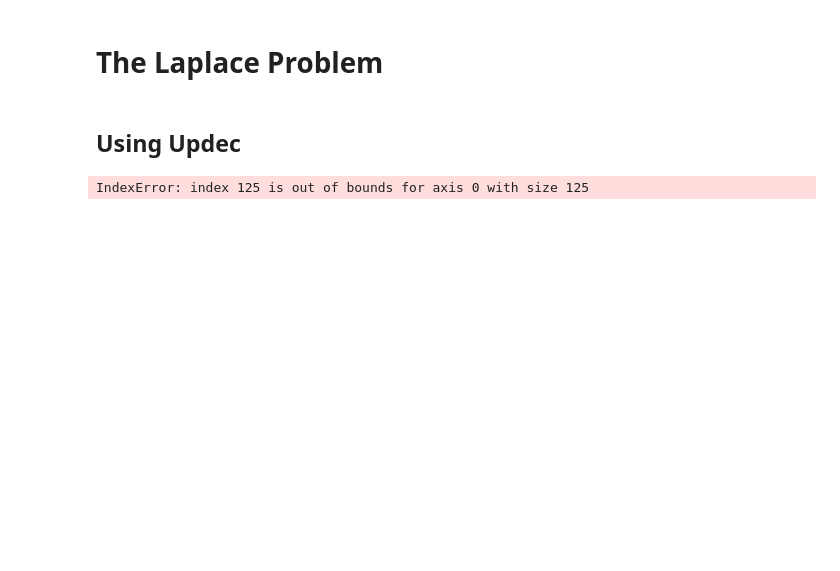
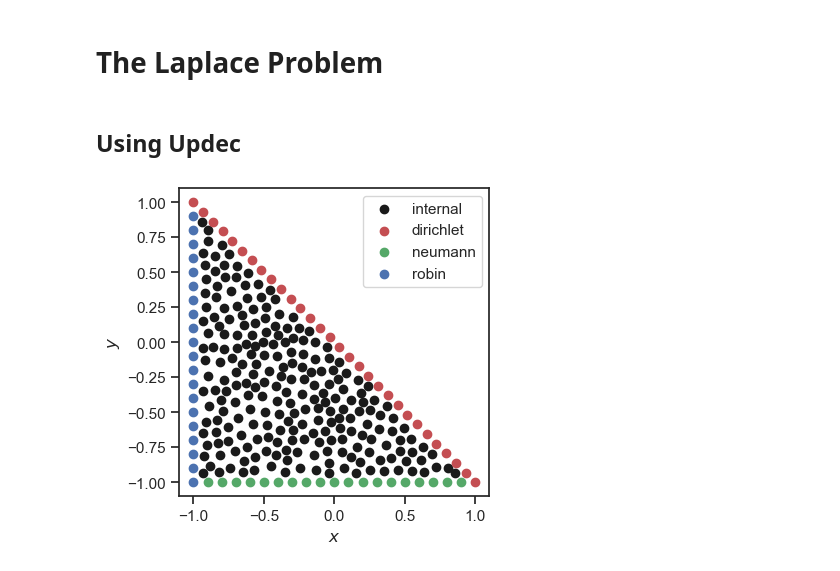
Before and after one commit to ddrous/Updes, a Jupyter notebook: examples/direct-adjoint-looping/06_poisson_with_updec.ipynb, the cells around one changed output. Drawn from its saved outputs; the diff is of its cells as text; code cells hidden in the pictures; blank space fills up the shorter version.

Commit message:
Import of gmsh file and normals computation

```diff
--- a/examples/direct-adjoint-looping/06_poisson_with_updec.ipynb
+++ b/examples/direct-adjoint-looping/06_poisson_with_updec.ipynb
@@ -21,7 +21,10 @@ from updec.operators import *
 from updec.utils import print_line_by_line, polyharmonic, multiquadric
 # %% [markdown]
 ## Using Updec
-# %%
-x = CloudFromGmsh("./meshes/disk.msh")
-# %% [output]
-IndexError: index 125 is out of bounds for axis 0 with size 125
+# %%
+facet_types = {"Dirichlet":"d", "Robin":"r", "Neumann":"n"}
+
+cloud = GmshCloud("./meshes/triangle.msh", facet_types)
+cloud.visualize_cloud(figsize=(4,4));
+# %% [output]
+[figure, added]
```
Also changed, not shown: parts of 4 cells of this notebook, 1 other file.
